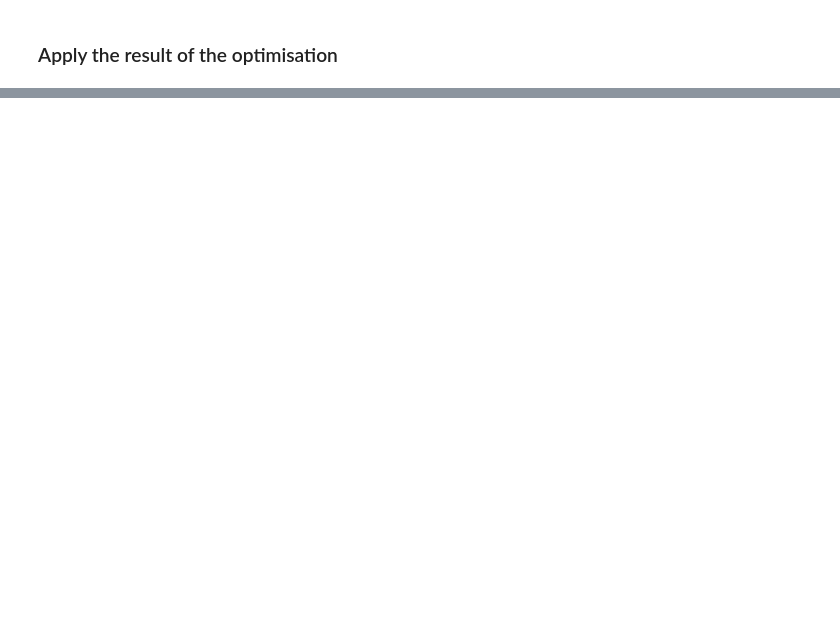
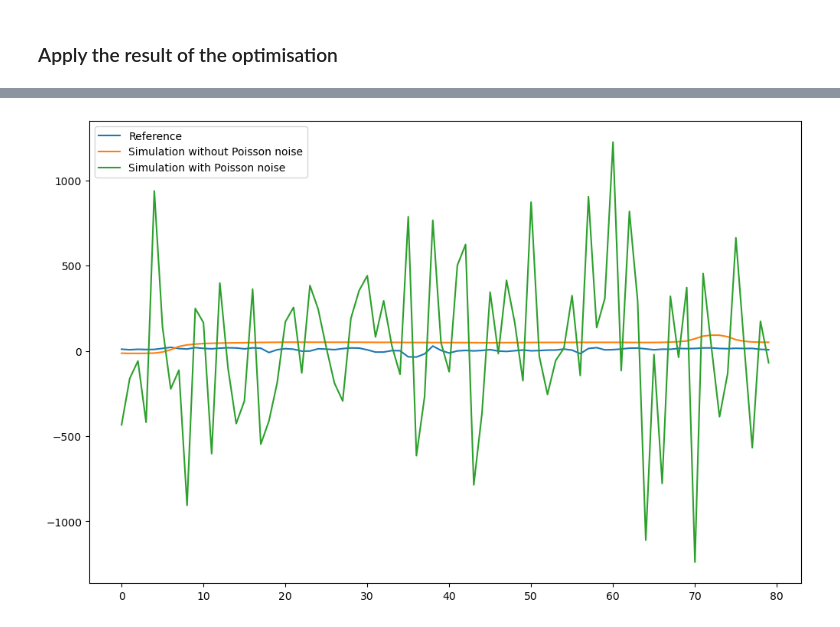
Before and after one commit to effepivi/CT2CAD-Fibres, a Jupyter notebook: tutorial/From_CT_acquisition_to_CAD_models.ipynb, the cells around one changed output, grey strips where cells are left out. Cells and saved outputs as stored; diff of their text form; code cells hidden in the pictures; blank space fills up the shorter version.

```diff
--- a/tutorial/From_CT_acquisition_to_CAD_models.ipynb
+++ b/tutorial/From_CT_acquisition_to_CAD_models.ipynb
@@ -2136,20 +2030,3 @@ for channel in energy_spectrum:
-# %%
-# Simulate the corresponding CT aquisition
-simulated_sinogram, normalised_projections, raw_projections_in_keV = simulateSinogram(sigma_set, k_set, label_set);
-
-# Reconstruct the CT slice
-simulated_CT = tomopy.recon(simulated_sinogram,
-                            theta_rad,
-                            center=rot_center,
-                            sinogram_order=False,
-                            algorithm='gridrec',
-                            filter_name='shepp',
-                            ncore=40)[0];
-normalised_simulated_CT = (simulated_CT - simulated_CT.mean()) / simulated_CT.std();
-
-# Compute the ZNCC
-print("ZNCC spectrum registration 2:",
-      "{:.2f}".format(100.0 * np.mean(np.multiply(normalised_reference_CT, normalised_simulated_CT))));
 # %% [markdown]
 ### Extract the fibre in the centre of the CT slices
 # %%
@@ -2177,7 +2054,7 @@ reference_fibre_in_centre = np.array(copy.deepcopy(reference_CT[cylinder_positio
 test_fibre_in_centre      = np.array(copy.deepcopy(simulated_CT[cylinder_position_in_centre_of_slice[1] - roi_length:cylinder_position_in_centre_of_slice[1] + roi_length, cylinder_position_in_centre_of_slice[0] - roi_length:cylinder_position_in_centre_of_slice[0] + roi_length]));
 
 profile_reference = copy.deepcopy(np.diag(reference_fibre_in_centre));
-profile_test = copy.deepcopy(np.diag(test_fibre_in_centre));
+profile_test_without_Poisson_noise = copy.deepcopy(np.diag(test_fibre_in_centre));
 
 reference_fibre_in_centre -= reference_fibre_in_centre.mean();
 reference_fibre_in_centre /= reference_fibre_in_centre.std();
@@ -2373,9 +2267,13 @@ imgplot3 = ax3.imshow(comp_equalized,
 # %%
 test_fibre_in_centre      = np.array(copy.deepcopy(simulated_CT[cylinder_position_in_centre_of_slice[1] - roi_length:cylinder_position_in_centre_of_slice[1] + roi_length, cylinder_position_in_centre_of_slice[0] - roi_length:cylinder_position_in_centre_of_slice[0] + roi_length]));
-profile_test = copy.deepcopy(np.diag(test_fibre_in_centre));
+profile_test_with_Poisson_noise = copy.deepcopy(np.diag(test_fibre_in_centre));
 
 plt.figure()
 
+plt.title("Diagonal profile of the fibre in the centre of the reference CT and\nthe simulated CT slice without and with Poisson noise")
 plt.plot(profile_reference, label="Reference");
-plt.plot(profile_test, label="Simulation");
+plt.plot(profile_test_without_Poisson_noise, label="Simulation without Poisson noise");
+plt.plot(profile_test_with_Poisson_noise, label="Simulation with Poisson noise");
 plt.legend();
+# %% [output]
+[figure, added]
```
Also changed, not shown: parts of 30 cells of this notebook.
